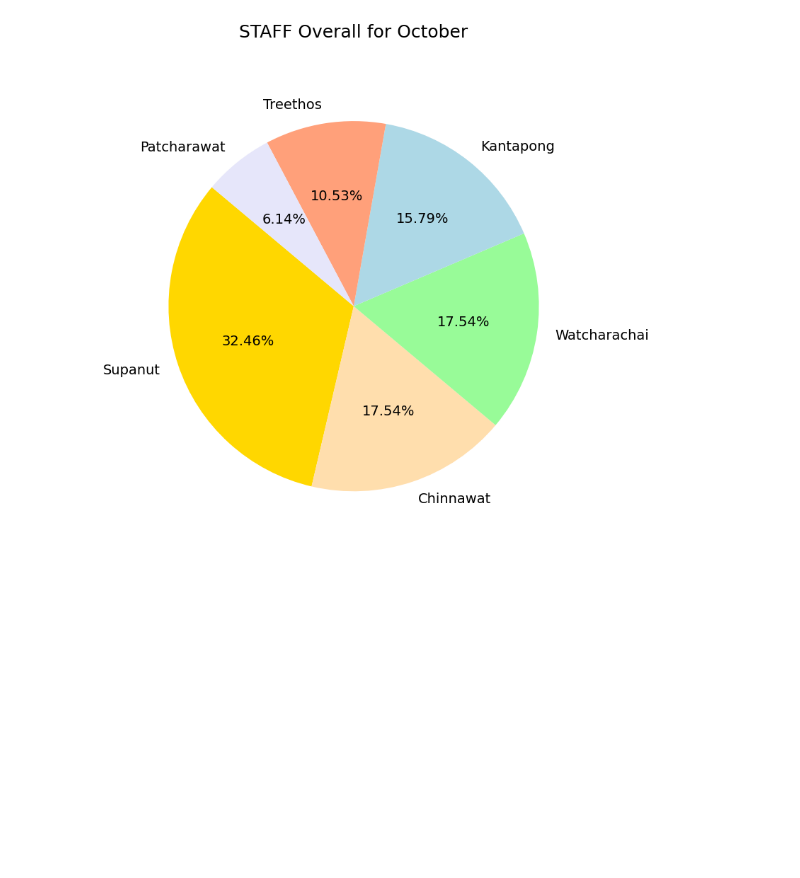
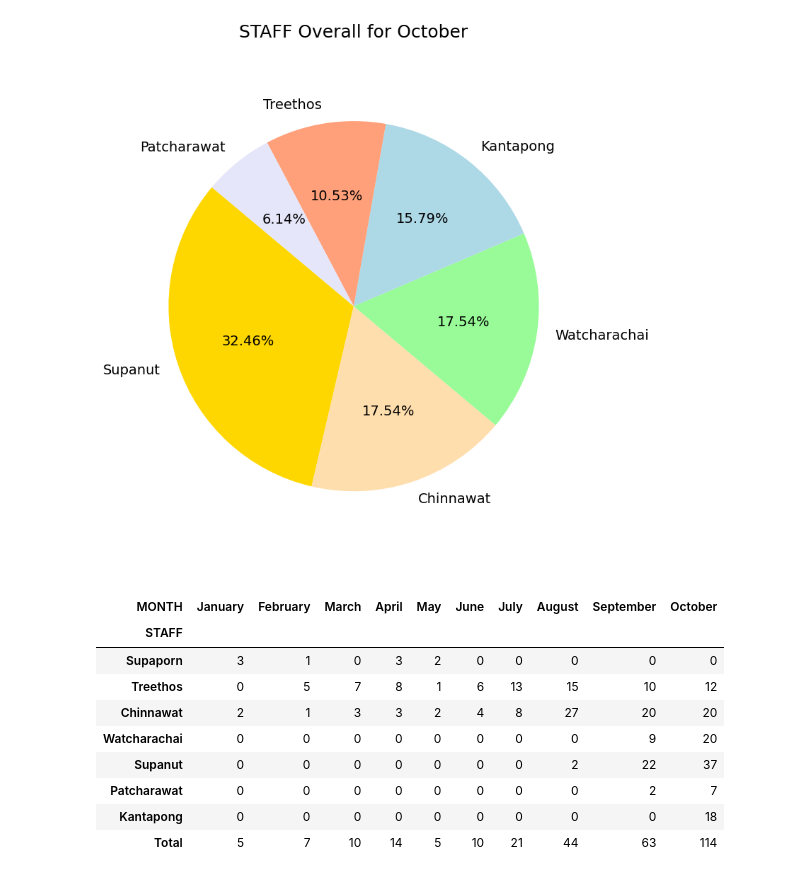
Before and after one commit to WatcharachaiSk/colab, a Jupyter notebook: Summary_Ticket_v1.ipynb, the cells around one changed output. Drawn from its saved outputs; the diff is of its cells as text; code cells hidden in the pictures; blank space fills up the shorter version.

```diff
--- a/Summary_Ticket_v1.ipynb
+++ b/Summary_Ticket_v1.ipynb
@@ -616,3 +616,90 @@ plt.tight_layout()
 plt.show()
 # %% [output]
 [figure]
+# %%
+import pandas as pd
+
+# โหลดข้อมูลจาก Excel
+data = pd.read_excel('/content/Ticket_summary.xlsx', sheet_name='sheet1', usecols=['MONTH', 'STAFF'])
+
+# กำหนดลำดับของเดือน
+month_order = ['January', 'February', 'March', 'April', 'May', 'June',
+               'July', 'August', 'September', 'October']
+
+# กำหนดลำดับของ STAFF
+assign_to_list = [
+    'Supaporn',
+    'Treethos',
+    'Chinnawat',
+    'Watcharachai',
+    'Supanut',
+    'Patcharawat',
+    'Kantapong'
+]
+
+# แปลงคอลัมน์ MONTH เป็นประเภท categorical และตั้งค่าลำดับ
+data['MONTH'] = pd.Categorical(data['MONTH'], categories=month_order, ordered=True)
+
+# นับจำนวนการทำงานของแต่ละ STAFF ในแต่ละเดือน
+staff_counts = data.groupby(['STAFF', 'MONTH']).size().unstack(fill_value=0)
+
+# เรียงลำดับ STAFF ตามที่กำหนด
+staff_counts = staff_counts.reindex(assign_to_list + [name for name in staff_counts.index if name not in assign_to_list], fill_value=0)
+
+# เพิ่มแถว "Total" เพื่อหาผลรวมในแต่ละเดือน
+staff_counts.loc['Total'] = staff_counts.sum()
+
+# สร้างตารางด้วย Pandas Styler
+styled_table = staff_counts.style.set_table_styles(
+    [
+        # จัดแต่งหัวข้อของตาราง
+        {
+            'selector': 'thead th',
+            'props': [
+                ('background-color', '#ffcc66'),  # สีเหลืองสำหรับหัวตาราง
+                ('color', 'black'),
+                ('font-weight', 'bold'),
+                ('text-align', 'center'),
+                ('border', '1px solid black')  # เส้นขอบหัวตาราง
+            ]
+        },
+        # จัดแต่งข้อมูลในตาราง
+        {
+            'selector': 'tbody td',
+            'props': [
+                ('border', '1px solid black'),  # เส้นขอบข้อมูลในตาราง
+                ('padding', '10px'),            # ระยะห่างภายในเซลล์
+                ('text-align', 'center'),       # จัดให้อยู่กึ่งกลาง
+            ]
+        },
+        # จัดแต่งแถว Total
+        {
+            'selector': 'tbody tr:last-child td',
+            'props': [
+                ('background-color', '#b3e5fc'),  # สีฟ้าสำหรับแถว Total
+                ('font-weight', 'bold')
+            ]
+        }
+    ]
+).set_properties(
+    **{
+        'text-align': 'center',
+        'background-color': '#ffffff',  # สีพื้นหลังของข้อมูลในตาราง
+        'padding': '10px',
+        'border': '1px solid black'  # เส้นขอบรอบเซลล์ทั้งหมด
+    }
+)
+
+# แสดงตารางที่จัดแต่ง
+display(styled_table)
+# %% [output]
+| MONTH | January | February | March | April | May | June | July | August | September | October |
+| STAFF |  |  |  |  |  |  |  |  |  |  |
+| Supaporn | 3 | 1 | 0 | 3 | 2 | 0 | 0 | 0 | 0 | 0 |
+| Treethos | 0 | 5 | 7 | 8 | 1 | 6 | 13 | 15 | 10 | 12 |
+| Chinnawat | 2 | 1 | 3 | 3 | 2 | 4 | 8 | 27 | 20 | 20 |
+| Watcharachai | 0 | 0 | 0 | 0 | 0 | 0 | 0 | 0 | 9 | 20 |
+| Supanut | 0 | 0 | 0 | 0 | 0 | 0 | 0 | 2 | 22 | 37 |
+| Patcharawat | 0 | 0 | 0 | 0 | 0 | 0 | 0 | 0 | 2 | 7 |
+| Kantapong | 0 | 0 | 0 | 0 | 0 | 0 | 0 | 0 | 0 | 18 |
+| Total | 5 | 7 | 10 | 14 | 5 | 10 | 21 | 44 | 63 | 114 |
```
Also changed, not shown: parts of 1 cell of this notebook.
